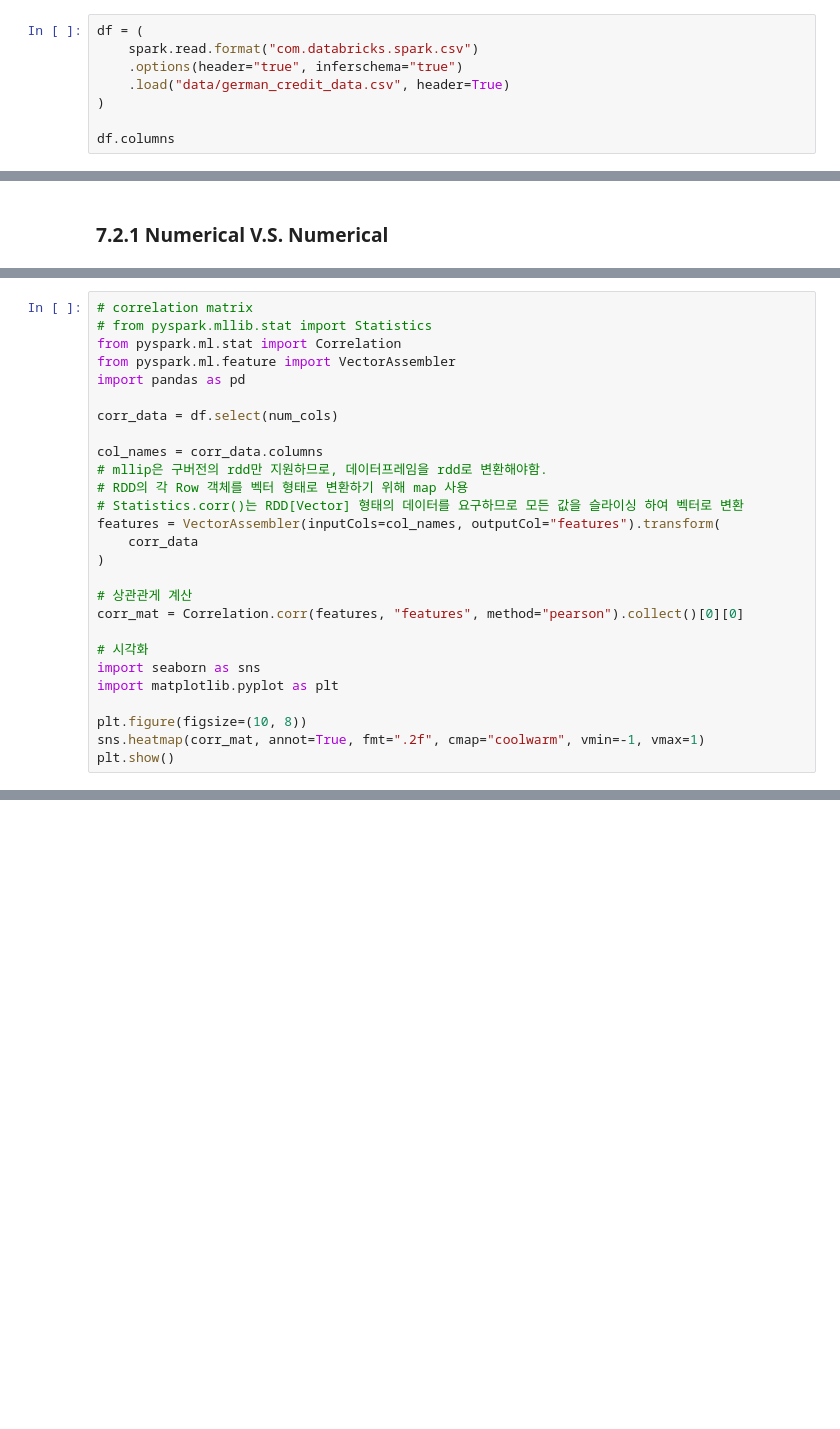
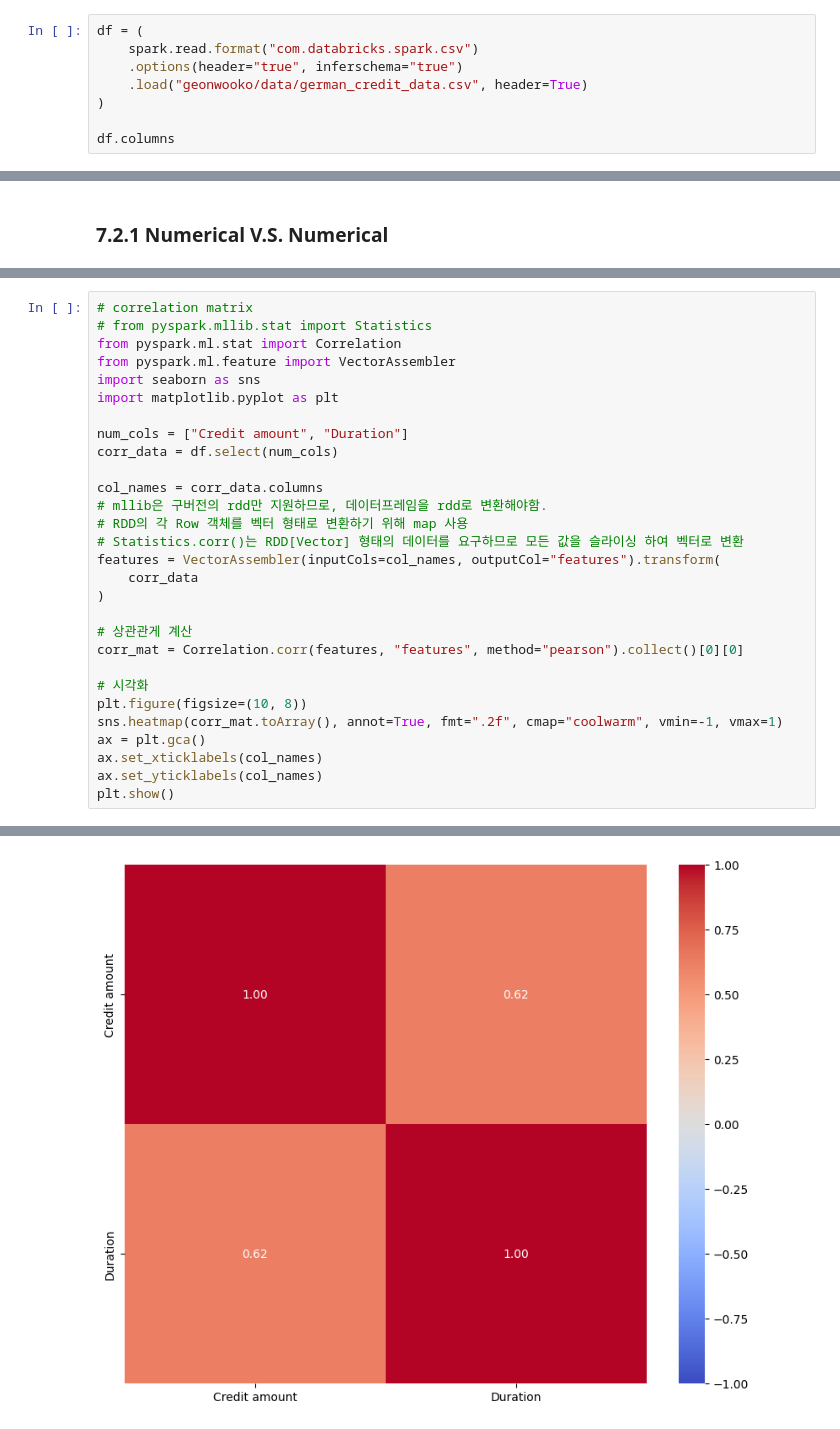
Before and after one commit to data-tools-flow/spark-study, a Jupyter notebook: geonwooko/chapter7.ipynb, the cells around one changed output, grey strips where cells are left out. Drawn from its saved outputs; the diff is of its cells as text; blank space fills up the shorter version.

```diff
--- a/geonwooko/chapter7.ipynb
+++ b/geonwooko/chapter7.ipynb
@@ -34,7 +20,7 @@ To adjust logging level use sc.setLogLevel(newLevel). For SparkR, use setLogLeve
 df = (
     spark.read.format("com.databricks.spark.csv")
     .options(header="true", inferschema="true")
-    .load("data/german_credit_data.csv", header=True)
+    .load("geonwooko/data/german_credit_data.csv", header=True)
 )
 
 df.columns
@@ -239,12 +227,14 @@ plt.show()
 # from pyspark.mllib.stat import Statistics
 from pyspark.ml.stat import Correlation
 from pyspark.ml.feature import VectorAssembler
-import pandas as pd
+import seaborn as sns
+import matplotlib.pyplot as plt
 
+num_cols = ["Credit amount", "Duration"]
 corr_data = df.select(num_cols)
 
 col_names = corr_data.columns
-# mllip은 구버전의 rdd만 지원하므로, 데이터프레임을 rdd로 변환해야함.
+# mllib은 구버전의 rdd만 지원하므로, 데이터프레임을 rdd로 변환해야함.
 # RDD의 각 Row 객체를 벡터 형태로 변환하기 위해 map 사용
 # Statistics.corr()는 RDD[Vector] 형태의 데이터를 요구하므로 모든 값을 슬라이싱 하여 벡터로 변환
 features = VectorAssembler(inputCols=col_names, outputCol="features").transform(
@@ -255,10 +245,10 @@ features = VectorAssembler(inputCols=col_names, outputCol="features").transform(
 corr_mat = Correlation.corr(features, "features", method="pearson").collect()[0][0]
 
 # 시각화
-import seaborn as sns
-import matplotlib.pyplot as plt
-
 plt.figure(figsize=(10, 8))
-sns.heatmap(corr_mat, annot=True, fmt=".2f", cmap="coolwarm", vmin=-1, vmax=1)
+sns.heatmap(corr_mat.toArray(), annot=True, fmt=".2f", cmap="coolwarm", vmin=-1, vmax=1)
+ax = plt.gca()
+ax.set_xticklabels(col_names)
+ax.set_yticklabels(col_names)
 plt.show()
 # %% [output]
@@ -268,0 +255 @@ ValueError: Must pass 2-d input. shape=()
+[figure, added]
```
Also changed, not shown: parts of 8 cells of this notebook, 2 other files.
